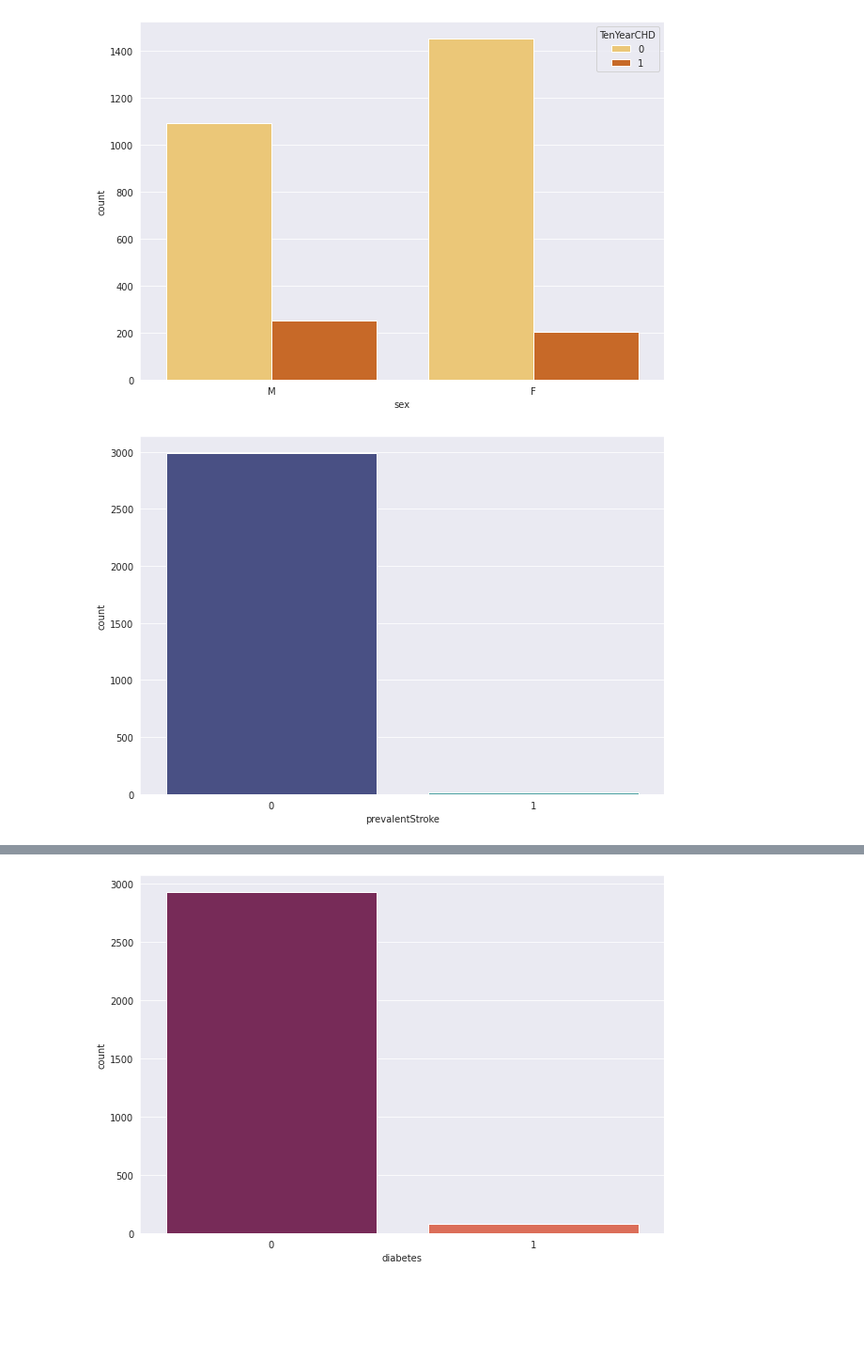
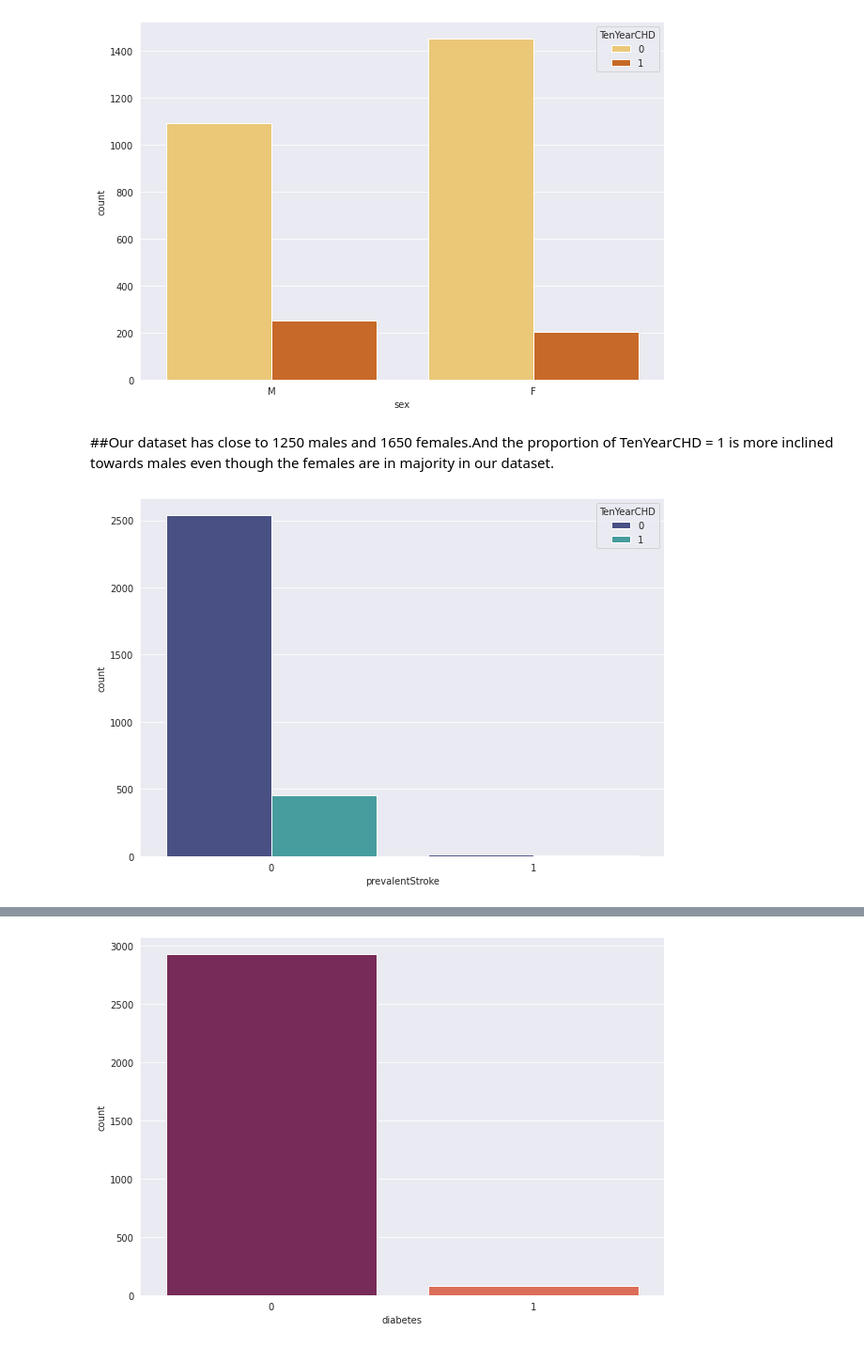
Before and after one commit to skaty5678/Cardiovascular-Risk-Prediction, a Jupyter notebook: Cardiovascular_Risk_Prediction_SANJEEV_KUMAR_THAKUR.ipynb, the cells around one changed output, grey strips where cells are left out. Shown: that part at 94% size. Saved outputs shown, nothing was run; the diff lists cells and outputs as text; code cells hidden in the pictures; blank space fills up the shorter version.

```diff
--- a/Cardiovascular_Risk_Prediction_SANJEEV_KUMAR_THAKUR.ipynb
+++ b/Cardiovascular_Risk_Prediction_SANJEEV_KUMAR_THAKUR.ipynb
@@ -242,3 +272,7 @@ sns.distplot(df['BMI'],color="midnightblue")
 plt.show()
 # %% [output]
 [figure]
+# %%
+sns.set_style("darkgrid")
+sns.relplot(data=df, x="BMI", y="age",hue="TenYearCHD",col='TenYearCHD',style='TenYearCHD',kind="scatter",palette='viridis')
+plt.show()
@@ -256,10 +302,12 @@ sns.countplot(x='sex',data=df,hue='TenYearCHD',palette='YlOrBr')
 plt.show()
 # %% [output]
 [figure]
+# %% [markdown]
+##Our dataset has close to 1250 males and 1650 females.And the proportion of TenYearCHD = 1 is more inclined towards males even though the females are in majority in our dataset.
 # %%
 plt.figure(figsize=(10,7))
 sns.set_style("darkgrid")
-sns.countplot(x='prevalentStroke',data=df,palette='mako')
+sns.countplot(x='prevalentStroke',hue='TenYearCHD',data=df,palette='mako')
 plt.show()
 # %% [output]
-[figure, old version]
+[figure, new version]
```
Also changed, not shown: parts of 25 cells of this notebook.
